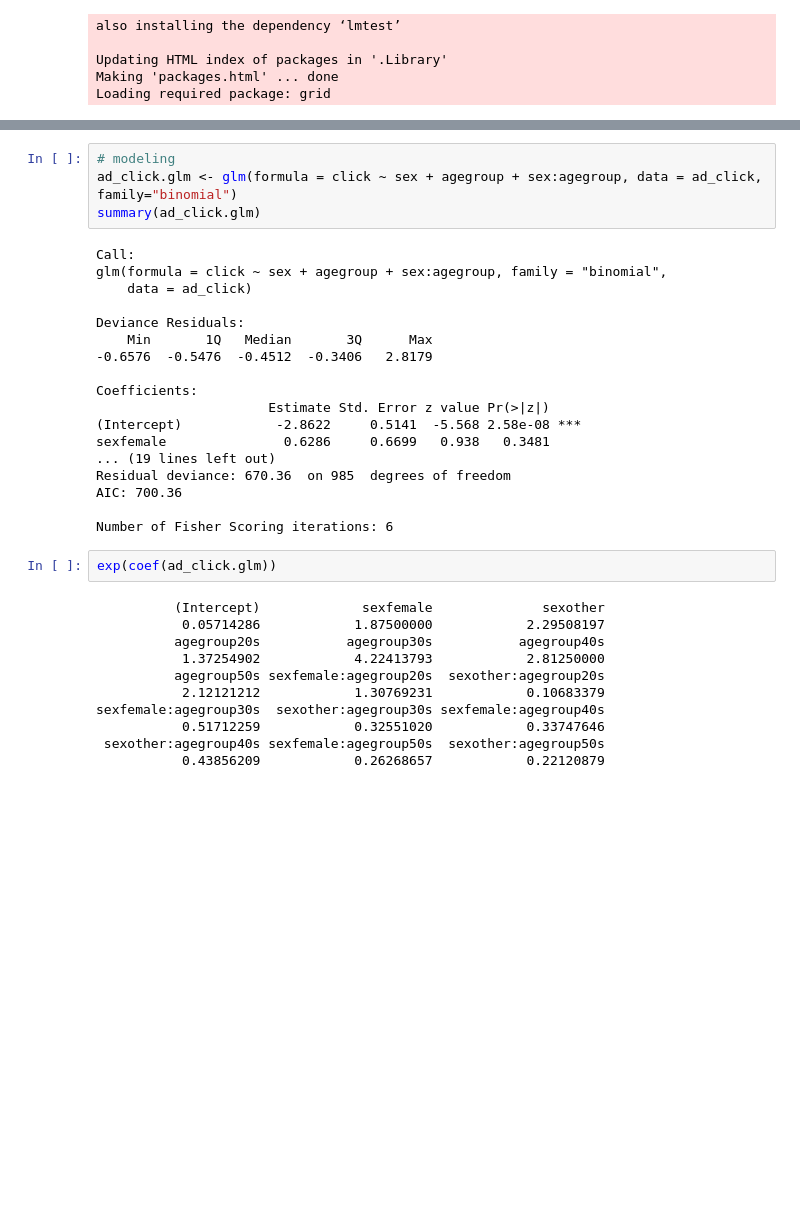
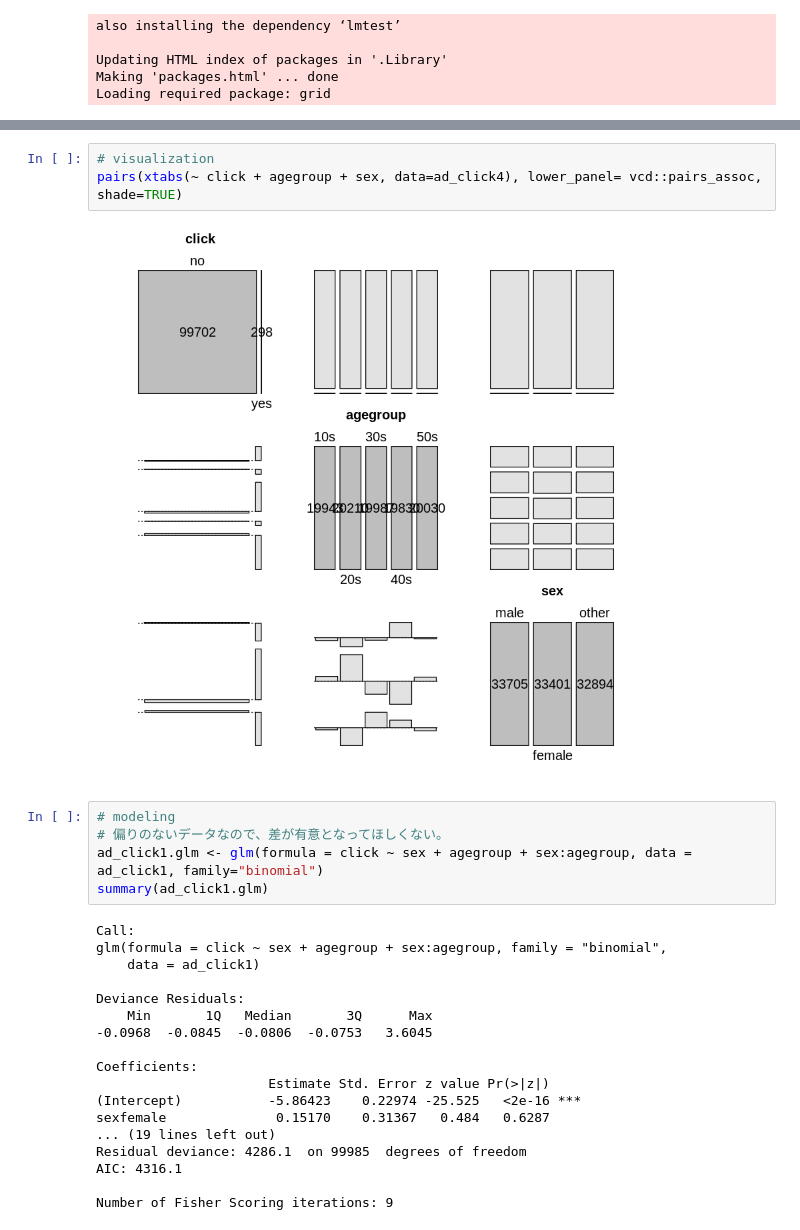
Before and after one commit to tamanobi/playground, a Jupyter notebook: logistic_regression/AnalysisOfLogisticRegression.ipynb, the cells around one changed output, grey strips where cells are left out. Cells and saved outputs as stored; diff of their text form; blank space fills up the shorter version.

```diff
--- a/logistic_regression/AnalysisOfLogisticRegression.ipynb
+++ b/logistic_regression/AnalysisOfLogisticRegression.ipynb
@@ -100,35 +106,28 @@ summary(ad_click)
+# %%
+# visualization
+pairs(xtabs(~ click + agegroup + sex, data=ad_click4), lower_panel= vcd::pairs_assoc, shade=TRUE)
+# %% [output]
+[figure, added]
 # %%
 # modeling
-ad_click.glm <- glm(formula = click ~ sex + agegroup + sex:agegroup, data = ad_click, family="binomial")
-summary(ad_click.glm)
+# 偏りのないデータなので、差が有意となってほしくない。
+ad_click1.glm <- glm(formula = click ~ sex + agegroup + sex:agegroup, data = ad_click1, family="binomial")
+summary(ad_click1.glm)
 # %% [output]
 Call:
 glm(formula = click ~ sex + agegroup + sex:agegroup, family = "binomial",
-    data = ad_click)
+    data = ad_click1)
 
 Deviance Residuals:
     Min       1Q   Median       3Q      Max
--0.6576  -0.5476  -0.4512  -0.3406   2.8179
+-0.0968  -0.0845  -0.0806  -0.0753   3.6045
 
 Coefficients:
                       Estimate Std. Error z value Pr(>|z|)
-(Intercept)            -2.8622     0.5141  -5.568 2.58e-08 ***
-sexfemale               0.6286     0.6699   0.938   0.3481
+(Intercept)           -5.86423    0.22974 -25.525   <2e-16 ***
+sexfemale              0.15170    0.31367   0.484   0.6287
 ... (19 lines left out)
-Residual deviance: 670.36  on 985  degrees of freedom
-AIC: 700.36
+Residual deviance: 4286.1  on 99985  degrees of freedom
+AIC: 4316.1
 
-Number of Fisher Scoring iterations: 6
+Number of Fisher Scoring iterations: 9
-# %%
-exp(coef(ad_click.glm))
-# %% [output]
-          (Intercept)             sexfemale              sexother
-           0.05714286            1.87500000            2.29508197
-          agegroup20s           agegroup30s           agegroup40s
-           1.37254902            4.22413793            2.81250000
-          agegroup50s sexfemale:agegroup20s  sexother:agegroup20s
-           2.12121212            1.30769231            0.10683379
-sexfemale:agegroup30s  sexother:agegroup30s sexfemale:agegroup40s
-           0.51712259            0.32551020            0.33747646
- sexother:agegroup40s sexfemale:agegroup50s  sexother:agegroup50s
-           0.43856209            0.26268657            0.22120879
```
Also changed, not shown: parts of 18 cells of this notebook.
